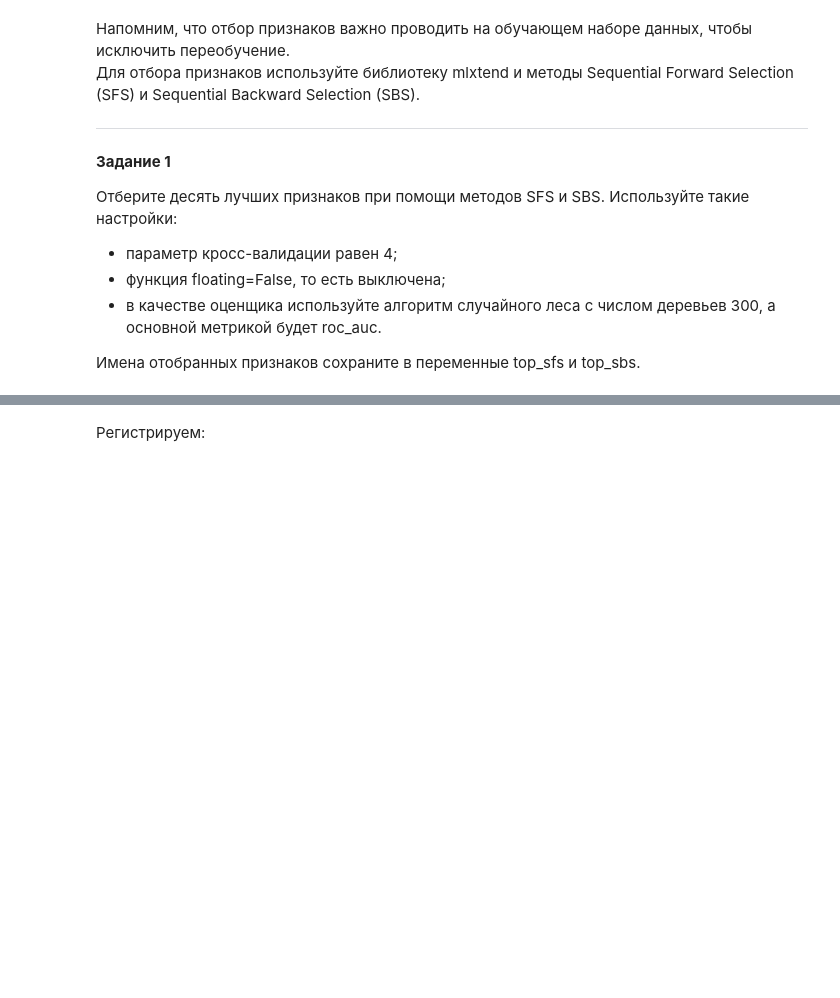
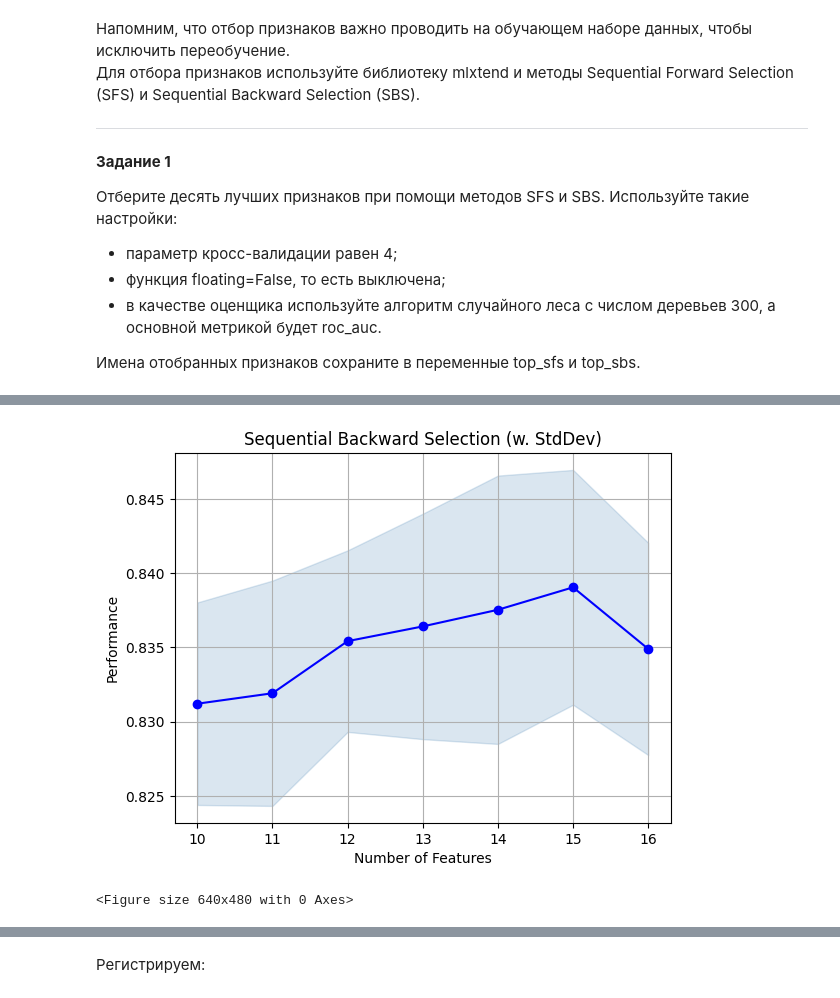
Before and after one commit to alexnikzotov/mle-mlflow, a Jupyter notebook: 3_10_otbor_priznakov.ipynb, the cells around one changed output, grey strips where cells are left out. Saved outputs shown, nothing was run; the diff lists cells and outputs as text; code cells hidden in the pictures; blank space fills up the shorter version.

```diff
--- a/3_10_otbor_priznakov.ipynb
+++ b/3_10_otbor_priznakov.ipynb
@@ -228,0 +286,14 @@ print(sbs.k_score_)
+# %%
+import matplotlib.pyplot as plt
+from mlxtend.plotting import plot_sequential_feature_selection as plot_sfs
+
+fig = plot_sfs(sbs.get_metric_dict(), kind='std_dev')
+
+plt.title('Sequential Backward Selection (w. StdDev)')
+plt.grid()
+plt.show()
+
+plt.savefig(f"{FS_ASSETS}/sbs.png")
+# %% [output]
+[figure, added]
+<Figure size 640x480 with 0 Axes>
```
Also changed, not shown: parts of 13 cells of this notebook, 36 other files.
